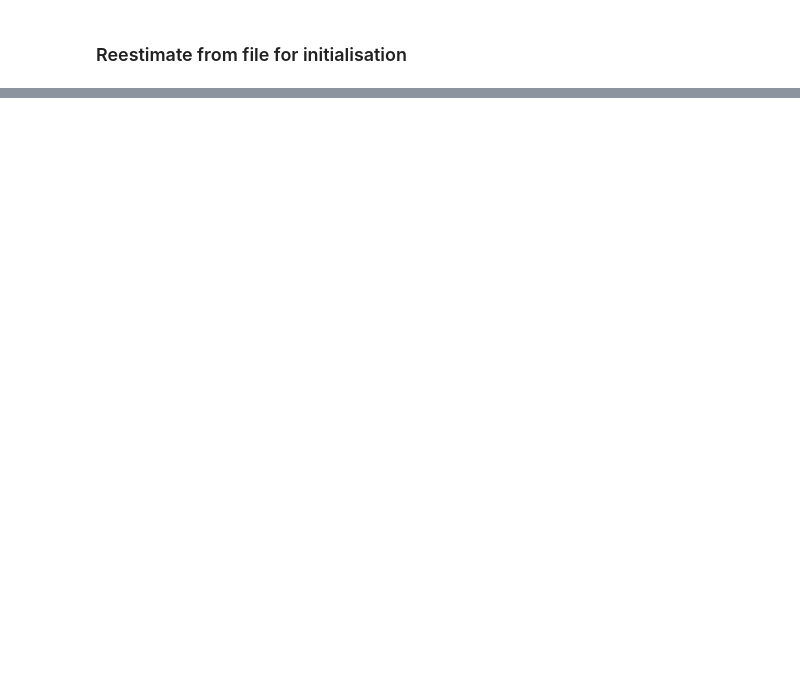
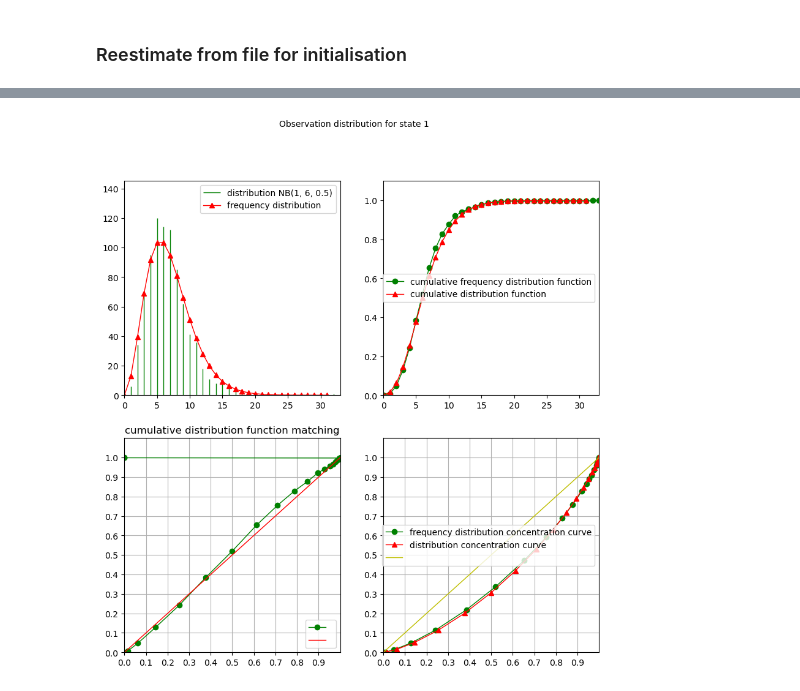
Before and after one commit to openalea/StructureAnalysis, a Jupyter notebook: sequence_analysis/tutorials/hidden_semi_markov.ipynb, the cells around one changed output, grey strips where cells are left out. Saved outputs shown, nothing was run; the diff lists cells and outputs as text; code cells hidden in the pictures; blank space fills up the shorter version.

```diff
--- a/sequence_analysis/tutorials/hidden_semi_markov.ipynb
+++ b/sequence_analysis/tutorials/hidden_semi_markov.ipynb
@@ -178,0 +221,5 @@ Exception: *** ERROR : estimation failure
+# %%
+from openalea.sequence_analysis import seq_map
+hsmc_est_file.extract(seq_map['Observation'],1,1).plot(Title="Observation distribution for state 1")
+# %% [output]
+[figure, added]
```
Also changed, not shown: parts of 10 cells of this notebook, 4 other files.
